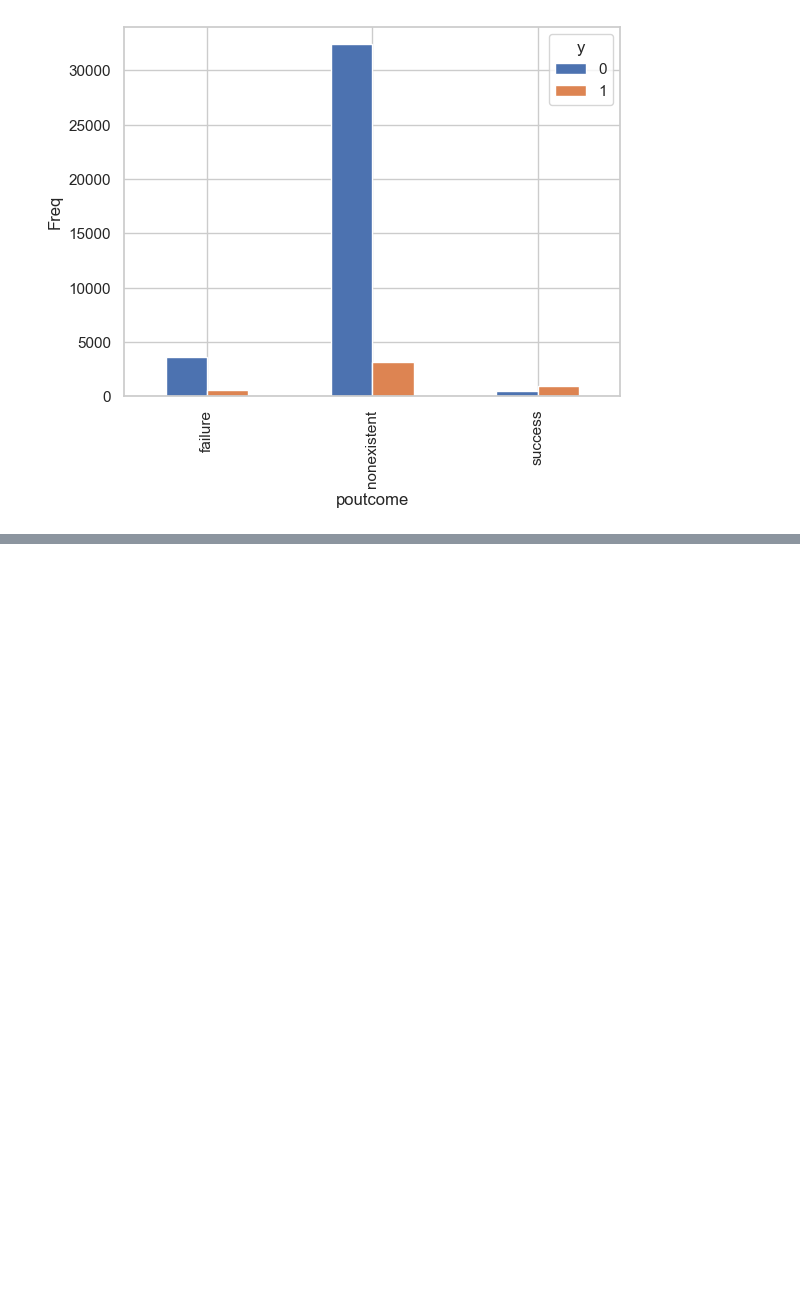
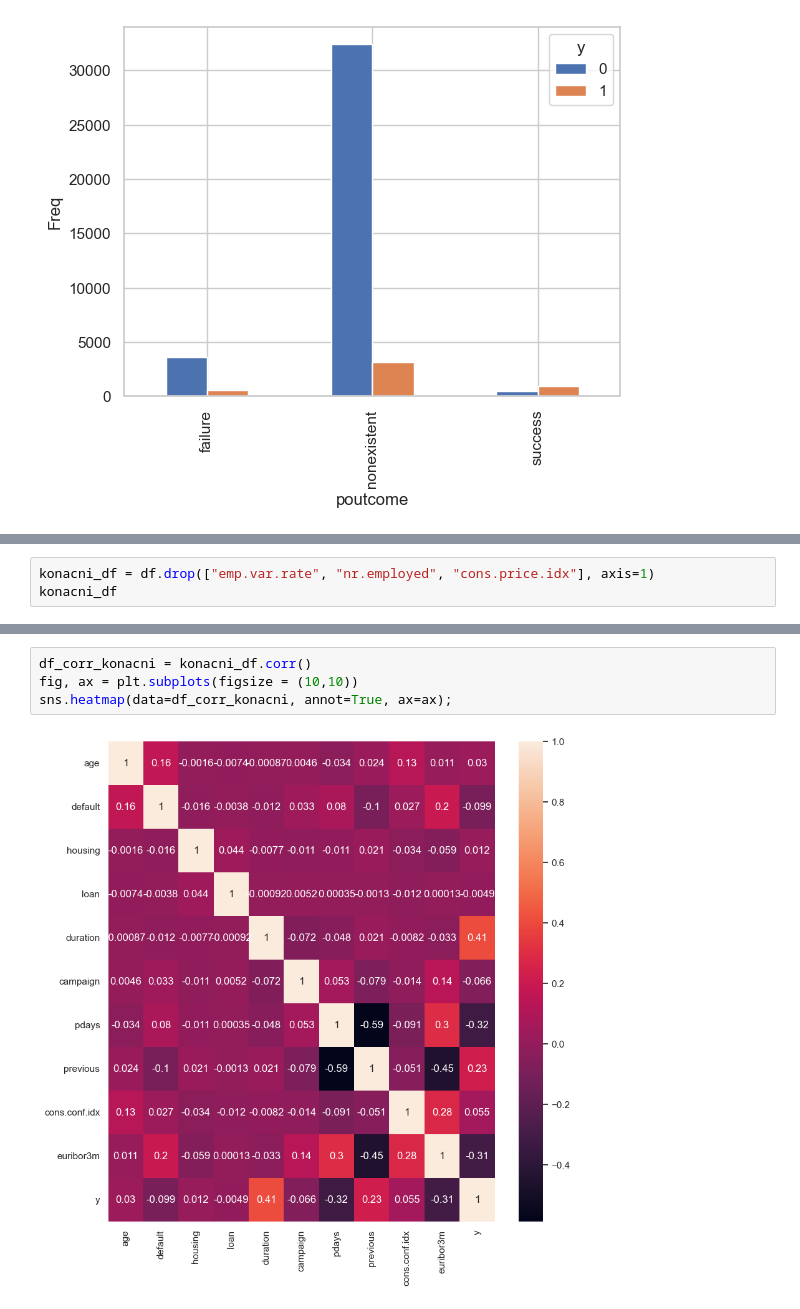
Before and after one commit to StevanGrujic/ML_Projekat1, a Jupyter notebook: projekat1.ipynb, the cells around one changed output, grey strips where cells are left out. Cells and saved outputs as stored; diff of their text form; blank space fills up the shorter version.

```diff
--- a/projekat1.ipynb
+++ b/projekat1.ipynb
@@ -299,0 +323,3 @@ sns.heatmap(data=df_corr, annot=True, ax=ax);
+# %%
+konacni_df = df.drop(["emp.var.rate", "nr.employed", "cons.price.idx"], axis=1)
+konacni_df
@@ -299,0 +340,6 @@ sns.heatmap(data=df_corr, annot=True, ax=ax);
+# %%
+df_corr_konacni = konacni_df.corr()
+fig, ax = plt.subplots(figsize = (10,10))
+sns.heatmap(data=df_corr_konacni, annot=True, ax=ax);
+# %% [output]
+[figure, added]
```
Also changed, not shown: parts of 10 cells of this notebook.
